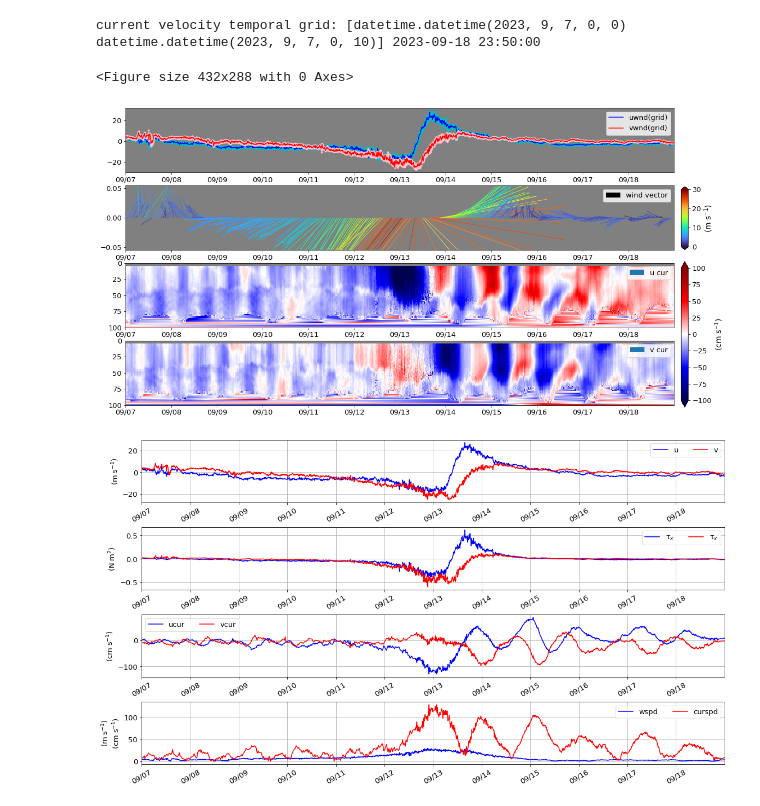
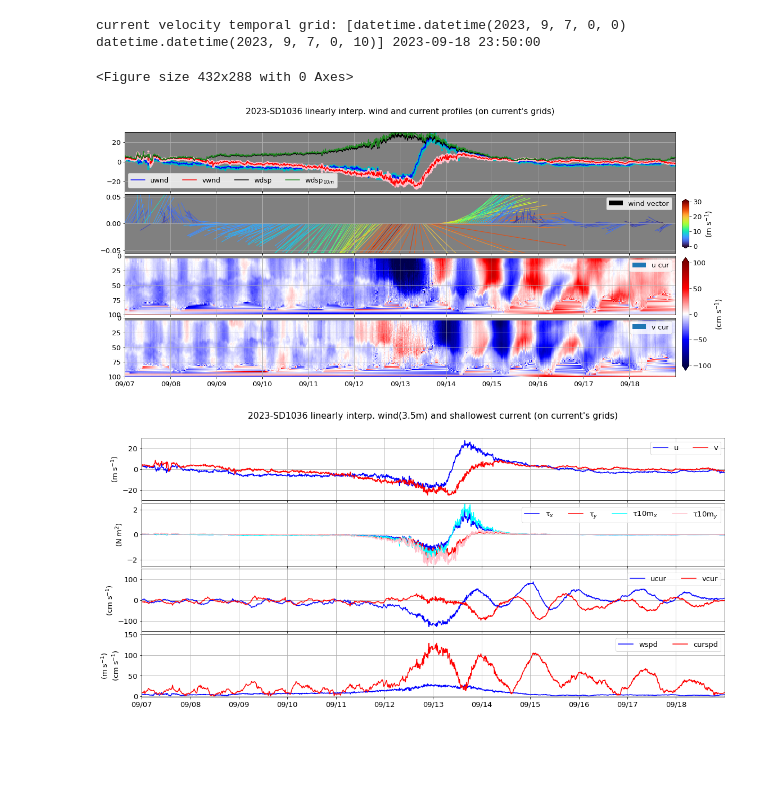
Before and after one commit to nanhsunchi/sd-ni-wp, a Jupyter notebook: HU_LEE/compute_wind_power_input_SD_HU_LEE.ipynb, the cells around one changed output. Drawn from its saved outputs; the diff is of its cells as text; code cells hidden in the pictures; blank space fills up the shorter version.

Commit message:
use correct LP82 Cd to re-calculate wind power input from 3 SDs (HU Lee case)

```diff
--- a/HU_LEE/compute_wind_power_input_SD_HU_LEE.ipynb
+++ b/HU_LEE/compute_wind_power_input_SD_HU_LEE.ipynb
@@ -38,7 +38,7 @@ from values_to_colors import values_to_rgba
 ### Data info
 ### SD data info
 year = '2023'
-iSD = 0
+iSD = 1
 platf_num = ['1036','1041','1069']
 print('Now looking at SD-'+platf_num[iSD])
 path_met_SD = '/Users/chi/Documents/projects/sd-ni-wp/data_manipulate/data_merge_airsea/'
@@ -85,7 +85,7 @@ print('SD cur data time:',dtime_cur_SD[0:2],'...',dtime_cur_SD[-1])
 ### plot
 it = np.where( (dtime_cur_SD>= tlim_plot[iSD][0]) & (dtime_cur_SD< tlim_plot[iSD][1]) )[0]
 plt.clf()
-fig = plt.figure(figsize=(18,5))
+fig = plt.figure(figsize=(18,4))
 plt.rcParams.update({'font.size': 13})
 plt.subplot(2,1,1)
 cs = plt.pcolor(dtime_cur_SD[it], depths_cur_SD, uCur_SD[it,:].transpose(),cmap='seismic',vmin=-100,vmax=100)
@@ -99,14 +99,18 @@ for i in range(2):
     plt.xticks(tticks)
     plt.gca().set_xticklabels(tticks_label)
     plt.gca().set_facecolor('gray')
+    if i< 1:
+        plt.gca().set_xticklabels([])
+
 ###
 axf = fig.add_axes([0.91,0.2,0.01,0.6])
 axf = plt.colorbar(cs,orientation='vertical',cax=axf,extend='both')
 axf.set_label('(cm s$^{-1}$)',fontsize=14)
+plt.subplots_adjust(left=0.1,bottom=0.1,right=0.9,top=0.9,wspace=0.1,hspace=0.05)
 ###
-# plt.savefig('time-depth-uv_'+year+'-SD'+platf_num[iSD]+'_'+\
-#             tlim_plot[iSD][0].strftime('%Y%m%d-')+tlim_plot[iSD][1].strftime('%Y%m%d')+\
-#             '.png', dpi=600,bbox_inches='tight')
+plt.savefig('time-depth-uv_'+year+'-SD'+platf_num[iSD]+'_'+\
+            tlim_plot[iSD][0].strftime('%Y%m%d-')+tlim_plot[iSD][1].strftime('%Y%m%d')+\
+            '.png', dpi=600,bbox_inches='tight')
 # %% [output]
 SD met data time: [datetime.datetime(2023, 8, 1, 0, 0) datetime.datetime(2023, 8, 1, 0, 1)] ... 2023-10-26 23:59:00
 Depths of SD cur: [6.0 8.000000000000002 10.0 12.0 14.0 16.0 18.0 20.0 22.0 24.0 26.0 28.0
@@ -159,49 +163,61 @@ _,norm_speed,cmap_speed = values_to_rgba(speed,'turbo',vmin=0,vmax=30)
 ''' settings for current velocity '''
 curspdlim = [-100, 100]
 plt.clf()
-fig = plt.figure(figsize=(18,10))
+fig = plt.figure(figsize=(18,8))
 plt.rcParams.update({'font.size': 13})
-''' u & v wind '''
+''' u & v wind, wdsp '''
 plt.subplot(nrow,1,1)
 plt.plot(dtime_met_SD, uwnd_SD,'c.')
-plt.plot(dtime_grid[it], uwnd_SD_grid[it],'b-',label='uwnd(grid)')
+plt.plot(dtime_grid[it], uwnd_SD_grid[it],'b-',label='uwnd')
 plt.plot(dtime_met_SD, vwnd_SD,'.',color='pink')
-plt.plot(dtime_grid[it], vwnd_SD_grid[it],'r-',label='vwnd(grid)')
+plt.plot(dtime_grid[it], vwnd_SD_grid[it],'r-',label='vwnd')
+wdsp = np.sqrt( np.square(uwnd_SD_grid[it]) + np.square(vwnd_SD_grid[it]) )
+wdsp_10m = wind_adj2height_PL( wdsp, 3.5, 10 )
+plt.plot(dtime_grid[it], wdsp, 'k-',label='wdsp')
+plt.plot(dtime_grid[it], wdsp_10m, '-',color='forestgreen',label='wdsp$_{10m}$')
 ''' quiver wind plot '''
 plt.subplot(nrow,1,2)
 cq = plt.quiver(dtime_grid[::nskip],np.zeros(dtime_grid[::nskip].shape), \
            uwnd_SD_grid[::nskip],vwnd_SD_grid[::nskip],speed, \
             width=width, scale=scale,headwidth=headwidth,cmap=cmap_speed,norm=norm_speed,label='wind vector')
 ''' u & v current velocity '''
 plt.subplot(nrow,1,3)
 cs = plt.pcolor(dtime_grid[it], depths_cur_SD, ucur_SD_grid[it,:].transpose(),\
                 cmap='seismic',vmin=curspdlim[0],vmax=curspdlim[1],label='u cur')
 plt.subplot(nrow,1,4)
 plt.pcolor(dtime_grid[it], depths_cur_SD, vcur_SD_grid[it,:].transpose(),\
            cmap='seismic',vmin=curspdlim[0],vmax=curspdlim[1],label='v cur')
 for i in range( nrow ):
     plt.subplot(nrow,1,i+1)
     if i > 1:
         plt.ylim([0,100])
         plt.gca().invert_yaxis()
     plt.xlim(tlim_plot[iSD])
     plt.xticks(tticks)
     plt.gca().set_xticklabels(tticks_label)
     plt.gca().set_facecolor('gray')
-    plt.legend()
+    plt.legend(ncol=4,loc='best')
+    plt.grid()
+    if i == 0:
+        plt.ylim([-30,30])
+    if i< nrow-1:
+        plt.gca().set_xticklabels([])
 ''' colorbar for wind speed '''
 axq = fig.add_axes([0.91,0.52,0.01,0.16])
 axq = plt.colorbar(cq,orientation='vertical',cax=axq,extend='both')
 axq.set_label('(m s$^{-1}$)',fontsize=14)
 ''' colorbar for u & v current velocity '''
 axf = fig.add_axes([0.91,0.12,0.01,0.37])
 axf = plt.colorbar(cs,orientation='vertical',cax=axf,extend='both')
 axf.set_label('(cm s$^{-1}$)',fontsize=14)
 ###
-# plt.savefig('time-depth-interp-uv(wnd_n_cur)_'+year+'-SD'+platf_num[iSD]+'_'+\
-#             tlim_plot[iSD][0].strftime('%Y%m%d-')+tlim_plot[iSD][1].strftime('%Y%m%d')+\
-#             '.png', dpi=600,bbox_inches='tight')
+plt.suptitle(year+'-SD'+platf_num[iSD]+" linearly interp. wind and current profiles (on current's grids)")
+plt.subplots_adjust(left=0.1,bottom=0.1,right=0.9,top=0.9,wspace=0.1,hspace=0.05)
+''' save figure '''
+plt.savefig('time-depth-interp-uv(wnd_n_cur)_'+year+'-SD'+platf_num[iSD]+'_'+\
+            tlim_plot[iSD][0].strftime('%Y%m%d-')+tlim_plot[iSD][1].strftime('%Y%m%d')+\
+            '.png', dpi=600,bbox_inches='tight')
 # %% [output]
 <Figure size 432x288 with 0 Axes>
-[figure, old version]
+[figure, new version]
 # %%
@@ -215,14 +234,15 @@ taux_c_SD_grid, tauy_c_SD_grid = ra_windstr_nc(uwnd_SD_grid-0.01*ucur_SD_grid[:,
 wspd_SD_grid = np.sqrt( np.square(uwnd_SD_grid) + np.square(vwnd_SD_grid) )
 curspd_SD_grid = np.sqrt( np.square(ucur_SD_grid) + np.square(vcur_SD_grid) )
 ###
-var_str = [['uwnd','vwnd'],['taux_c','tauy_c'],['ucur','vcur'],['wspd','curspd']]
-var_str_label = [['u','v'],['\u03C4'+'$_x$','\u03C4'+'$_x$'],['ucur','vcur'],['wspd','curspd']]
+var_str = [['uwnd','vwnd'],['taux_c','tauy_c','taux10m_c','tauy10m_c'],['ucur','vcur'],['wspd','curspd']]
+var_str_label = [['u','v'],['\u03C4'+'$_x$','\u03C4'+'$_y$','\u03C4'+'10m$_x$','\u03C4'+'10m$_y$'],['ucur','vcur'],['wspd','curspd']]
 var_unit = ['(m s$^{-1}$)','(N m$^2$)','(cm s$^{-1}$)',['(m s$^{-1}$)','(cm s$^{-1}$)']]
-col_in1 = [['blue','cyan'],['red','pink']]
+col_in1 = ['blue','red','cyan','pink']
+var_lim = [[-30,30],[-2.5,2.5],[-150,150],[-1,150]]
 ###
 nrow = len(var_str)
 plt.clf()
-plt.gcf().set_size_inches(18, 10)
+plt.gcf().set_size_inches(18, 8)
 plt.rcParams.update({'font.size': 13})
 for i in range( nrow ):
     plt.subplot(nrow,1,i+1)
@@ -231,25 +251,29 @@ for i in range( nrow ):
         if ('cur' in var_str[i][v]):# & ('spd' not in var_str[i][v]):
             exec_str1 = exec_str1+'[:,iz]'
         exec(exec_str1)
-        plt.plot(dtime_grid, var1,color=col_in1[v][0],label=var_str_label[i][v])
+        plt.plot(dtime_grid, var1, color=col_in1[v], label=var_str_label[i][v])
     plt.legend(ncol=6,loc='best')
     if isinstance(var_unit[i],str):
         plt.ylabel(var_unit[i])
     else:
         plt.ylabel('\n'.join(var_unit[i]))
     ### figure settings
-    plt.xticks(tticks,rotation=30)
+    plt.xticks(tticks,rotation=0)
     plt.gca().set_xticklabels(tticks_label)
     plt.xlim(tlim_plot[iSD])
     plt.grid()
+    plt.ylim(var_lim[i])
+    if i < nrow-1:
+        plt.gca().set_xticklabels([])
 
-plt.subplots_adjust(left=0.1,bottom=0.1,right=0.9,top=0.9,wspace=0.1,hspace=0.4)
+plt.subplots_adjust(left=0.1,bottom=0.1,right=0.9,top=0.9,wspace=0.1,hspace=0.05)
+plt.suptitle(year+'-SD'+platf_num[iSD]+" linearly interp. wind(3.5m) and shallowest current (on current's grids)")
 ### save to figure
-# plt.savefig('timeseries_wind_tau_c_cur_spd_'+year+'-SD'+platf_num[iSD]+'({:.1f}m)'.format(depths_cur_SD[iz])+'_'+\
-#             tlim_plot[iSD][0].strftime('%Y%m%d-')+tlim_plot[iSD][1].strftime('%m%d')+'_{:.1f}-sec-grid.png'.format(dsec_grid),\
-#                 dpi=400,bbox_inches='tight')
+plt.savefig('timeseries_wind_tau_c_cur_spd_'+year+'-SD'+platf_num[iSD]+'({:.1f}m)'.format(depths_cur_SD[iz])+'_'+\
+            tlim_plot[iSD][0].strftime('%Y%m%d-')+tlim_plot[iSD][1].strftime('%m%d')+'_{:.1f}-sec-grid.png'.format(dsec_grid),\
+                dpi=400,bbox_inches='tight')
 # %% [output]
-[figure, old version]
+[figure, new version]
 # %%
 ''' band pass current velocity to NI band '''
 n_f = np.array([0.8,1.2])
```
Also changed, not shown: parts of 9 cells of this notebook, 7 other files.
